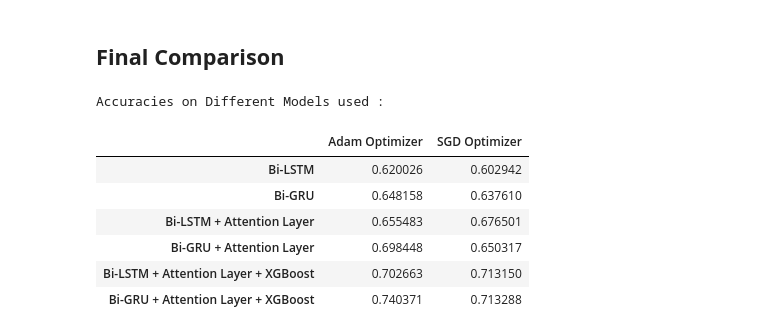
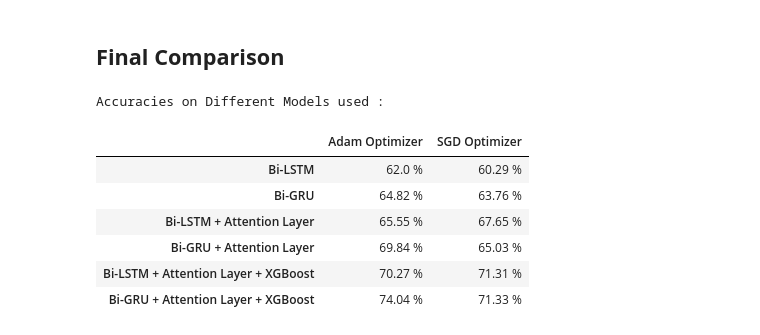
Before and after one commit to yashmaniya0/Respiratory-Sound-Classification-with-BiGRU-and-BiLSTMs, a Jupyter notebook: respiratory_sound_classification.ipynb, the cells around one changed output. Drawn from its saved outputs; the diff is of its cells as text; code cells hidden in the pictures.

```diff
--- a/respiratory_sound_classification.ipynb
+++ b/respiratory_sound_classification.ipynb
@@ -1098,16 +1098,22 @@ eval_mat_biGRU
 ## **Final Comparison**
 # %%
 eval_mat = pd.concat([eval_mat_lstm, eval_mat_biGRU])
+for col in eval_mat.columns:
+    l = []
+    for i in eval_mat[col]:
+        l.append(str(round(i*100,2))+' %')
+    eval_mat[col] = l
+
 sorted_eval_mat = eval_mat.sort_values(by=['Adam Optimizer'])
 
 print('Accuracies on Different Models used :\n')
 sorted_eval_mat
 # %% [output]
 Accuracies on Different Models used :
 |  | Adam Optimizer | SGD Optimizer |
-| Bi-LSTM | 0.620026 | 0.602942 |
-| Bi-GRU | 0.648158 | 0.637610 |
-| Bi-LSTM + Attention Layer | 0.655483 | 0.676501 |
-| Bi-GRU + Attention Layer | 0.698448 | 0.650317 |
-| Bi-LSTM + Attention Layer + XGBoost | 0.702663 | 0.713150 |
-| Bi-GRU + Attention Layer + XGBoost | 0.740371 | 0.713288 |
+| Bi-LSTM | 62.0 % | 60.29 % |
+| Bi-GRU | 64.82 % | 63.76 % |
+| Bi-LSTM + Attention Layer | 65.55 % | 67.65 % |
+| Bi-GRU + Attention Layer | 69.84 % | 65.03 % |
+| Bi-LSTM + Attention Layer + XGBoost | 70.27 % | 71.31 % |
+| Bi-GRU + Attention Layer + XGBoost | 74.04 % | 71.33 % |
```
